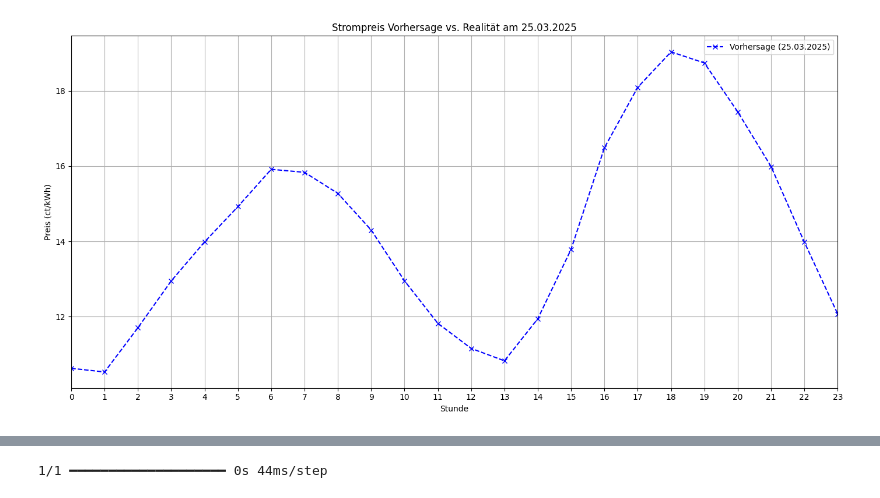
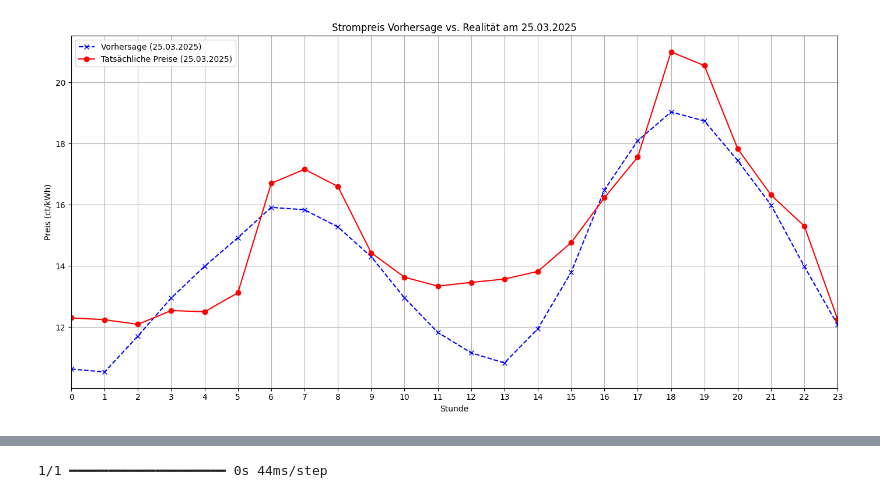
Before and after one commit to DarBr/BI-Steel-Project, a Jupyter notebook: machine_learning/model.ipynb, the cells around one changed output, grey strips where cells are left out. Saved outputs shown, nothing was run; the diff lists cells and outputs as text; code cells hidden in the pictures.

```diff
--- a/machine_learning/model.ipynb
+++ b/machine_learning/model.ipynb
@@ -15,10 +15,22 @@ file_path = "energy_prices_data.csv"
 model_path = "energy_price_model.h5"
 
 # Lade die Daten
-df = pd.read_csv(file_path, sep=';', decimal=',')
-df['Datetime'] = pd.to_datetime(df['Datum'] + ' ' + df['von'], format='%d.%m.%Y %H:%M')
+df = pd.read_csv(file_path, sep=';', decimal=',', header=0)
+
+# Kombiniere Datum und von für die 'Datetime'-Spalte
+df['Datetime'] = pd.to_datetime(df['Datum'] + ' ' + df['von'], format='%d.%m.%Y %H:%M', errors='coerce')
+
+# Entferne Zeilen mit NaT (Fehler bei der Datumsumwandlung)
+df.dropna(subset=['Datetime'], inplace=True)
+
+# Wähle die relevanten Spalten und benenne sie um
 df = df[['Datetime', 'Spotmarktpreis in ct/kWh']]
 df.rename(columns={'Spotmarktpreis in ct/kWh': 'Spotpreis'}, inplace=True)
+
+# Entfernen von Zeilen mit NaN-Werten in der Spotpreis-Spalte
+df.dropna(subset=['Spotpreis'], inplace=True)
+
+# Setze 'Datetime' als Index
 df.set_index('Datetime', inplace=True)
 
 # Normalisiere die Daten
@@ -67,7 +79,12 @@ if not os.path.exists(model_path):
     model.fit(X_train, y_train, epochs=10, batch_size=8, validation_data=(X_test, y_test))
     model.save(model_path)
 
-latest_data = np.array([data[-seq_length:]])  # Nimm die letzten 14 Tage (336 Stunden)
+# Berechne das Datum für den nächsten Tag
+last_date = df.index[-1]
+next_day = last_date + timedelta(days=1)
+
+# Nimm die letzten 14 Tage (336 Stunden) für die Vorhersage
+latest_data = np.array([data[-seq_length:]])
 latest_data = latest_data.reshape((1, seq_length, 1))  # Reshape für das Modell
 predictions = model.predict(latest_data)  # Vorhersage für die nächsten 24 Stunden
 
@@ -80,7 +97,7 @@ plt.plot(predictions[0], label="Vorhersage", marker='x', color='b')
 plt.xlabel("Stunden in den nächsten 24h")
 plt.ylabel("Strompreis (ct/kWh)")
 plt.legend()
-plt.title(f"Strompreis-Vorhersage für {datetime.now().strftime('%Y-%m-%d')}")
+plt.title(f"Strompreis-Vorhersage für den {next_day.strftime('%Y-%m-%d')}")
 plt.show()
 # %% [output]
 WARNING:absl:Compiled the loaded model, but the compiled metrics have yet to be built. `model.compile_metrics` will be empty until you train or evaluate the model.
@@ -93,20 +110,24 @@ import numpy as np
 from matplotlib.ticker import MultipleLocator
 
 # Rückskalierung und Datenvorbereitung
+# Die letzten 24 Stunden tatsächlichen Preise des letzten Tages
 actual_prices_today = scaler.inverse_transform(df['Spotpreis'][-24:].values.reshape(-1, 1))
+
+# Die letzten 14 Tage für die Vorhersage (entsprechend dem seq_length)
 latest_data = np.array([data[-seq_length:]])
 latest_data = latest_data.reshape((1, seq_length, 1))
+
+# Vorhersage für die nächsten 24 Stunden (für den letzten Tag)
 predictions_today = scaler.inverse_transform(model.predict(latest_data))[0]
 
 # X-Achse von 0 bis 24 Stunden
 hours = np.arange(24)
 
-# Aktuelles Datum für den Titel
+# Aktuelles Datum für den Titel (der letzte Tag in den Daten)
 current_day_str = df.index[-1].strftime('%d.%m.%Y')
 
 # Plot mit synchronisierter X-Achse
 plt.figure(figsize=(14, 7))
-
 
 # Plot der Vorhersage
 plt.plot(hours,
@@ -115,6 +136,14 @@ plt.plot(hours,
          linestyle='--',
          marker='x',
          color='blue')
+
+# Plot der tatsächlichen Preise des letzten Tages
+plt.plot(hours,
+         actual_prices_today,
+         label=f"Tatsächliche Preise ({current_day_str})",
+         linestyle='-',
+         marker='o',
+         color='red')
 
 # Formatierung
 plt.title(f"Strompreis Vorhersage vs. Realität am {current_day_str}")
@@ -135 +164 @@ plt.show()
-[figure, old version]
+[figure, new version]
```
Also changed, not shown: parts of 4 cells of this notebook, 1 other file.
